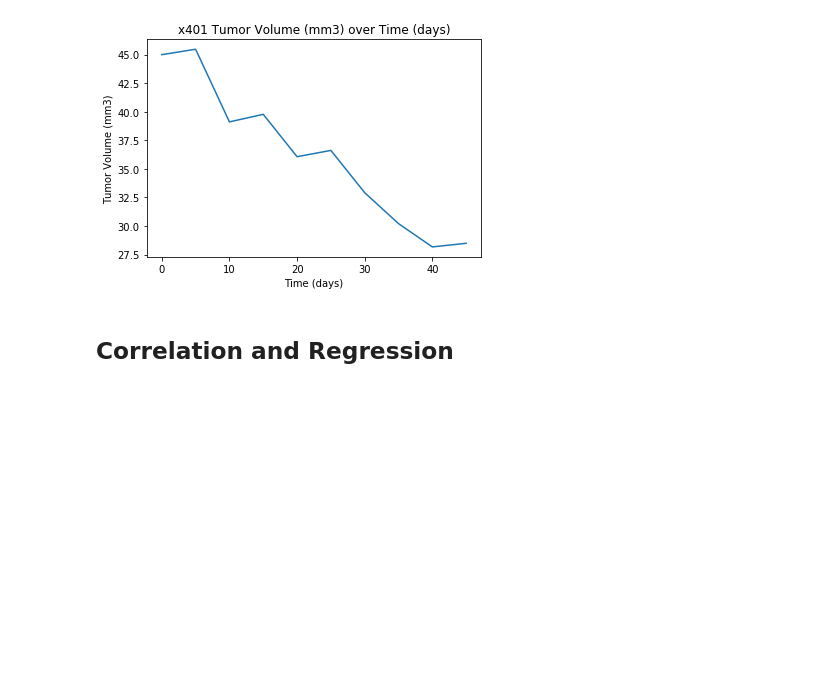
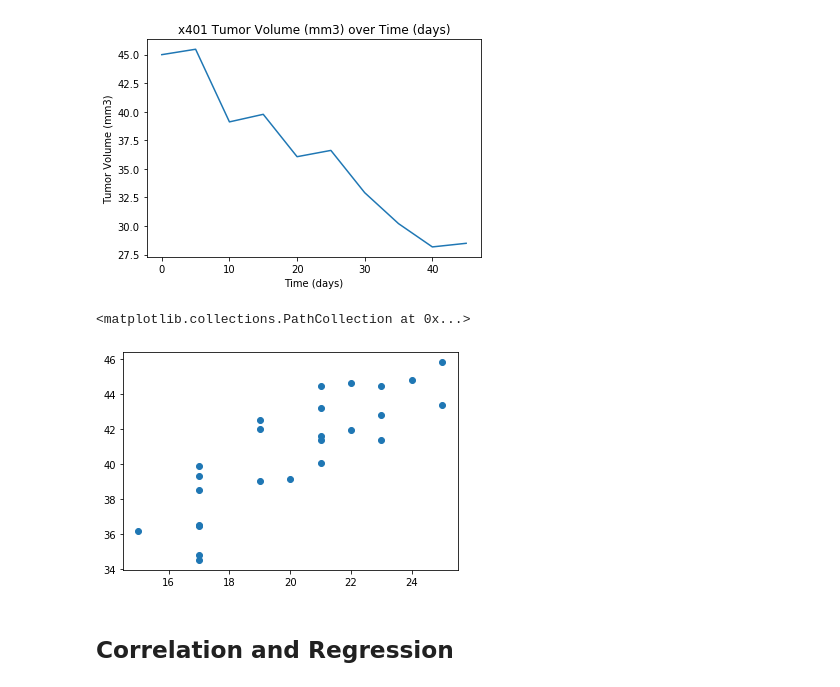
Before and after one commit to Gendo90/matplotlib-challenge, a Jupyter notebook: Pymaceuticals/Pymaceuticals/pymaceuticals_starter.ipynb, the cells around one changed output. Saved outputs shown, nothing was run; the diff lists cells and outputs as text; code cells hidden in the pictures; blank space fills up the shorter version.

Commit message:
feat: Add scatter plot of mouse weights vs. average tumor volumes for Capomulin mice

```diff
--- a/Pymaceuticals/Pymaceuticals/pymaceuticals_starter.ipynb
+++ b/Pymaceuticals/Pymaceuticals/pymaceuticals_starter.ipynb
@@ -504,6 +504,16 @@ Text(0, 0.5, 'Tumor Volume (mm3)')
 [figure]
 # %%
 # Generate a scatter plot of mouse weight versus average tumor volume for the Capomulin regimen
+
+#first get the mouse weight and average tumor volume for each mouse
+avg_tumors = capomulin_mice.groupby("Mouse ID").mean()
+capomulin_mice_weights = avg_tumors["Weight (g)"]
+avg_tumors = avg_tumors["Tumor Volume (mm3)"]
+
+plt.scatter(capomulin_mice_weights, avg_tumors)
+# %% [output]
+<matplotlib.collections.PathCollection at 0x...>
+[figure, added]
 # %% [markdown]
 ## Correlation and Regression
 # %%
```
